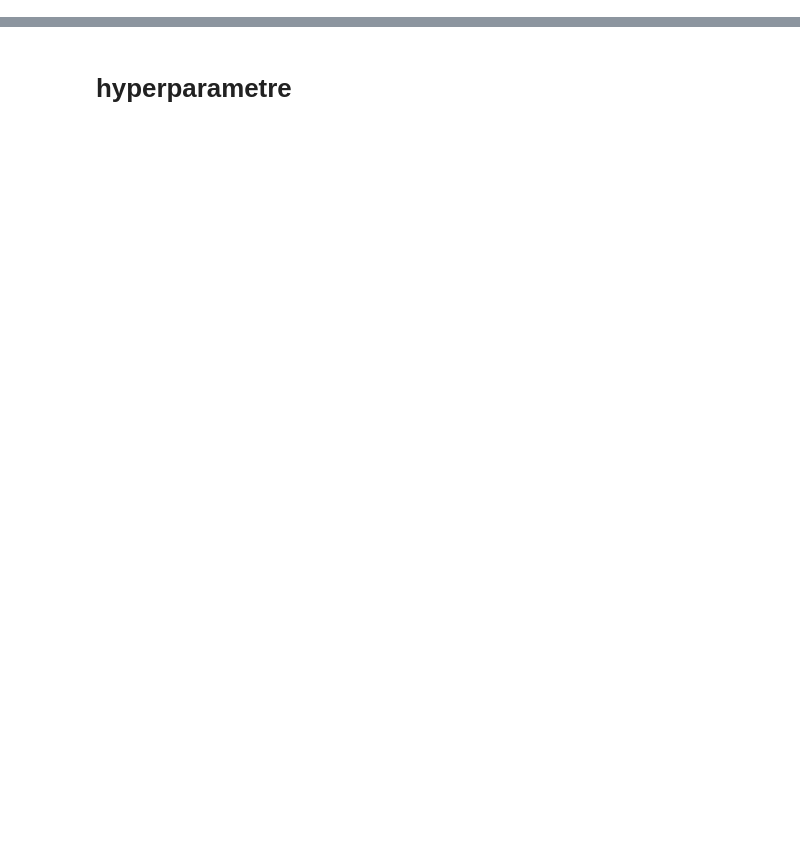
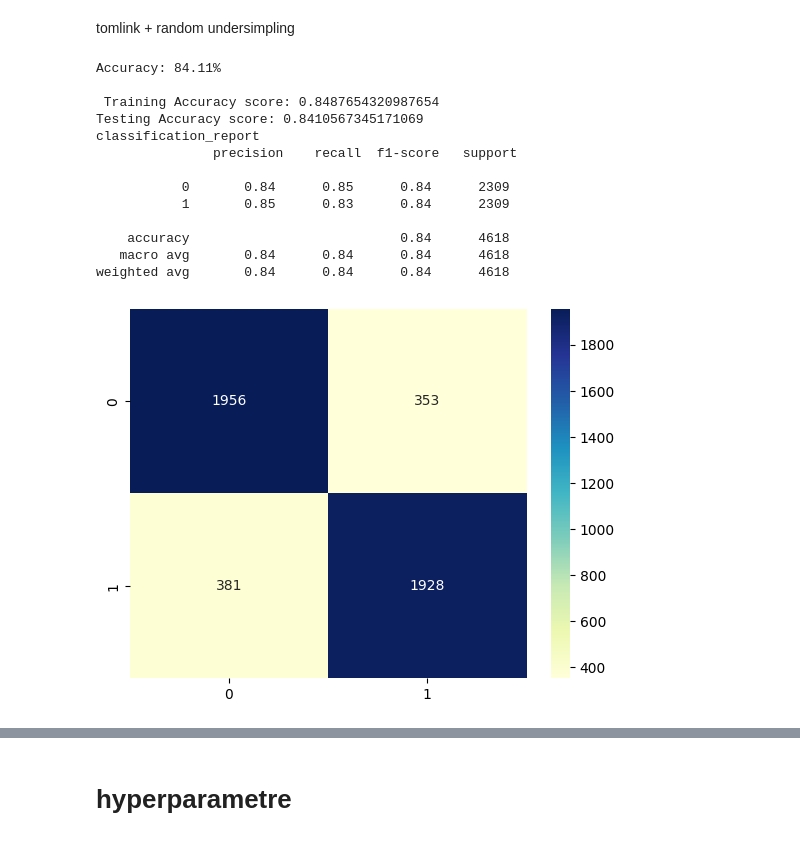
Before and after one commit to PFE2024/satt_ai, a Jupyter notebook: twitter/neural_network.ipynb, the cells around one changed output, grey strips where cells are left out. Cells and saved outputs as stored; diff of their text form; code cells hidden in the pictures; blank space fills up the shorter version.

```diff
--- a/twitter/neural_network.ipynb
+++ b/twitter/neural_network.ipynb
@@ -133,2 +228,72 @@ classification_report
 weighted avg       0.87      0.87      0.87      6454
 [figure]
+# %% [markdown]
+tomlink + random undersimpling
+# %%
+import numpy as np # linear algebra
+import pandas as pd # data processing, CSV file I/O (e.g. pd.read_csv)
+from sklearn.model_selection import train_test_split
+from sklearn.neural_network import MLPClassifier
+import gender_guesser.detector as gender
+
+import matplotlib.pyplot as plt
+from datetime import datetime
+from sklearn import metrics
+import seaborn as sns
+import matplotlib.pyplot as plt
+from sklearn.metrics import classification_report
+from imblearn.under_sampling import TomekLinks
+df = pd.read_csv('./Data/data+descvf.csv')
+tl = TomekLinks()
+x=df.iloc[:, :-3]
+y = df.account_type.values.tolist()
+
+x, y = tl.fit_resample(x, y)
+# Convert the list to a DataFrame
+y = pd.DataFrame({'account_type': y})
+
+# Concatenate the two DataFrames
+data = pd.concat([x, y], axis=1)
+df1=data[data.account_type== 1].head(11543)
+df2=data[data.account_type== 0].head(11543)
+df = pd.concat([df1, df2], ignore_index=True)
+x=df.iloc[:, :-3]
+y = df.account_type.values.tolist()
+x_train, x_test, y_train, y_test = train_test_split(x, y, test_size=0.2, random_state=42,stratify=y)
+
+clf = Pipeline([
+    ('scaler', StandardScaler()), # Standardizing the data
+    ('pca', PCA()), # Transforming the data with PCA
+    ('rf',  MLPClassifier( max_iter=1000 )) # Training a random forest classifier on the data
+])
+
+# Train the pipeline on the data
+clf.fit(x_train, y_train)
+score = clf.score(x_test, y_test)
+print("Accuracy: %.2f%%" % (score * 100))
+y_pred_train = clf.predict(x_train)
+y_pred_test = clf.predict(x_test)
+print("\n Training Accuracy score:",metrics.accuracy_score(y_train, y_pred_train))
+print("Testing Accuracy score:",metrics.accuracy_score(y_test, y_pred_test))
+print("classification_report \n "+classification_report(y_test, y_pred_test))
+cm = metrics.confusion_matrix(y_test, y_pred_test)
+# print('Confusion matrix\n', cm)
+
+cm_matrixNB = pd.DataFrame(data=cm, )
+sns.heatmap(cm_matrixNB, annot=True, fmt='d', cmap='YlGnBu')
+plt.show()
+# %% [output]
+Accuracy: 84.11%
+
+ Training Accuracy score: 0.8487654320987654
+Testing Accuracy score: 0.8410567345171069
+classification_report
+               precision    recall  f1-score   support
+
+           0       0.84      0.85      0.84      2309
+           1       0.85      0.83      0.84      2309
+
+    accuracy                           0.84      4618
+   macro avg       0.84      0.84      0.84      4618
+weighted avg       0.84      0.84      0.84      4618
+[figure, added]
```
Also changed, not shown: parts of 34 cells of this notebook, 12 other files.
